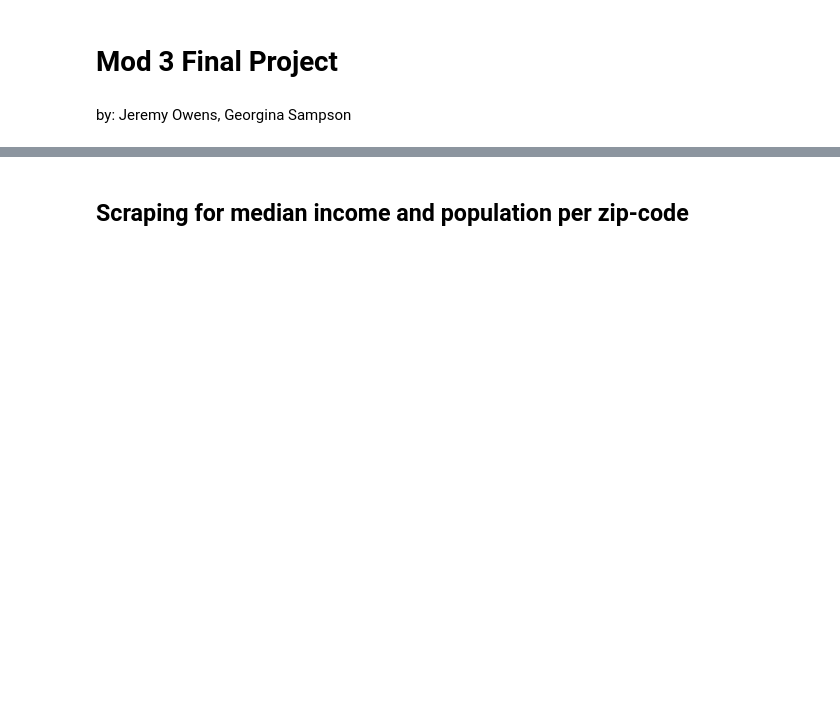
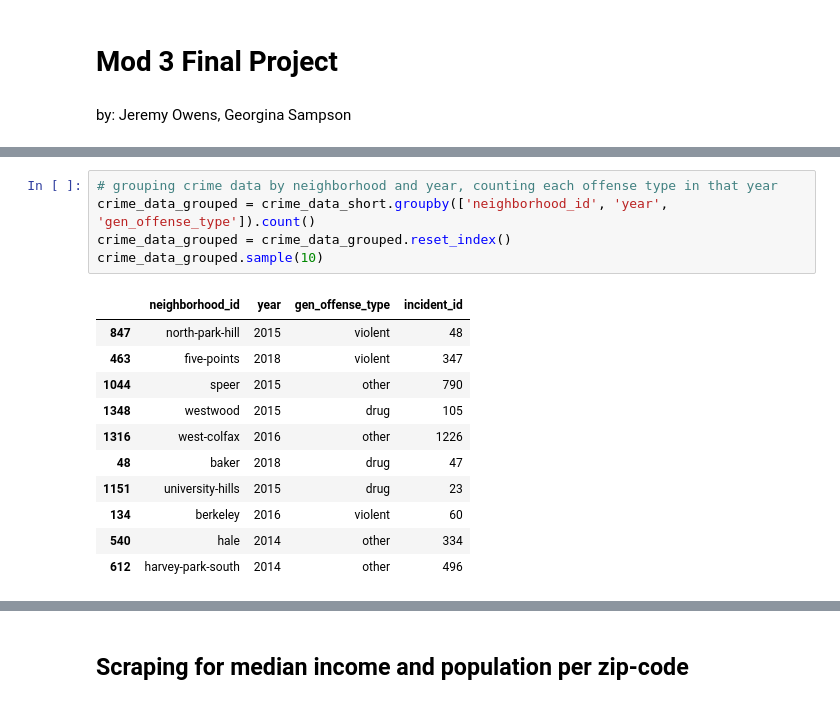
Before and after one commit to zapatos24/Mod_3_Final_Project, a Jupyter notebook: mod_3_final_project_jeremy_wip.ipynb, the cells around one changed output, grey strips where cells are left out. Saved outputs shown, nothing was run; the diff lists cells and outputs as text; blank space fills up the shorter version.

```diff
--- a/mod_3_final_project_jeremy_wip.ipynb
+++ b/mod_3_final_project_jeremy_wip.ipynb
@@ -351,0 +92,17 @@ final_df.head()
+# %%
+# grouping crime data by neighborhood and year, counting each offense type in that year
+crime_data_grouped = crime_data_short.groupby(['neighborhood_id', 'year', 'gen_offense_type']).count()
+crime_data_grouped = crime_data_grouped.reset_index()
+crime_data_grouped.sample(10)
+# %% [output]
+|  | neighborhood_id | year | gen_offense_type | incident_id |
+| 847 | north-park-hill | 2015 | violent | 48 |
+| 463 | five-points | 2018 | violent | 347 |
+| 1044 | speer | 2015 | other | 790 |
+| 1348 | westwood | 2015 | drug | 105 |
+| 1316 | west-colfax | 2016 | other | 1226 |
+| 48 | baker | 2018 | drug | 47 |
+| 1151 | university-hills | 2015 | drug | 23 |
+| 134 | berkeley | 2016 | violent | 60 |
+| 540 | hale | 2014 | other | 334 |
+| 612 | harvey-park-south | 2014 | other | 496 |
```
Also changed, not shown: parts of 74 cells of this notebook.
